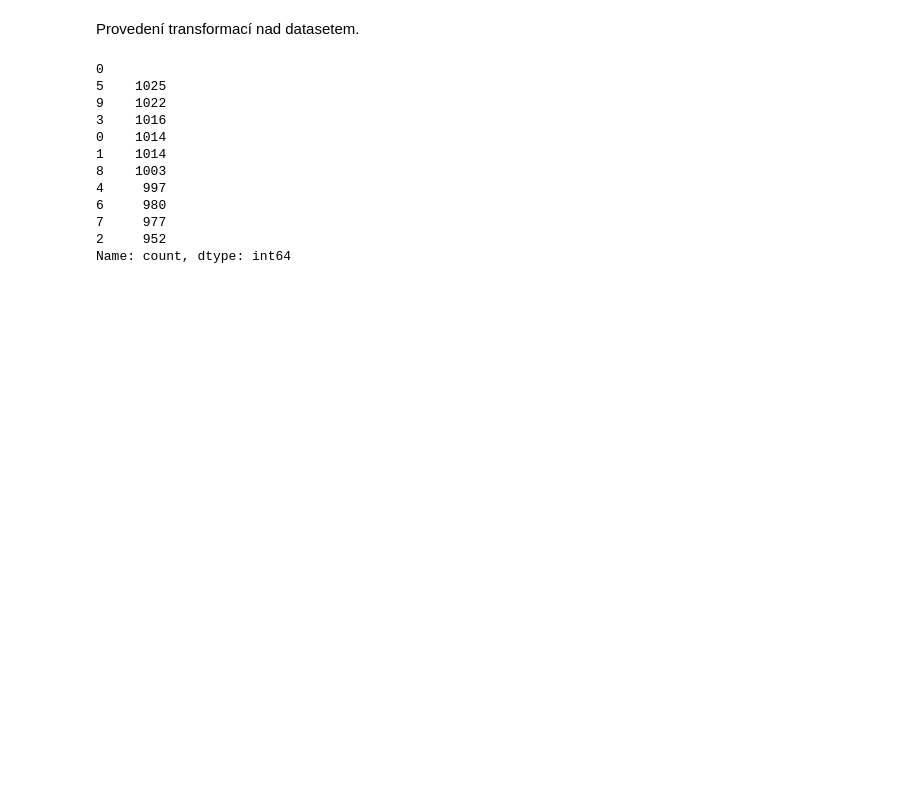
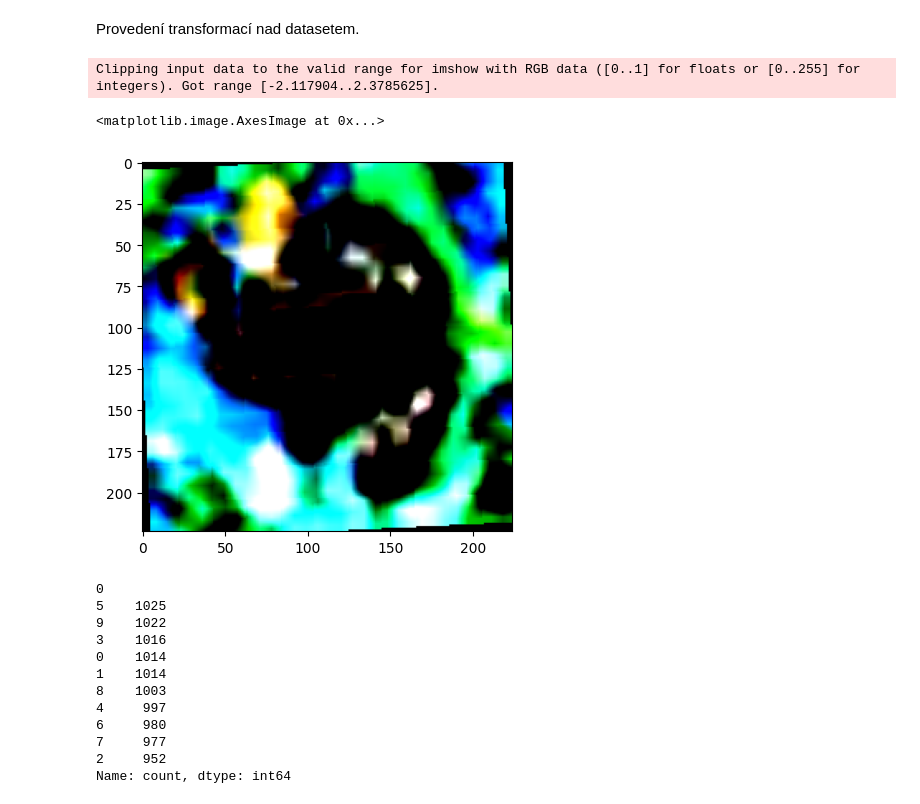
Before and after one commit to DragounJ/DiplomovaPrace, a Jupyter notebook: actual/cifar10ViT.ipynb, the cells around one changed output. Drawn from its saved outputs; the diff is of its cells as text; code cells hidden in the pictures; blank space fills up the shorter version.

Commit message:
Ukázka problému jiné augmentace

```diff
--- a/actual/cifar10ViT.ipynb
+++ b/actual/cifar10ViT.ipynb
@@ -234,3 +239,21 @@ eval = CustomCIFAR10(root='../data/10-logits', dataset_part=dataset_part.EVAL, t
+# %%
+augment_transform = transformsv2.Compose([
+    transformsv2.ToImage(),
+    transformsv2.ToDtype(torch.float32, scale=True),
+    transformsv2.Resize(size=(224, 224), antialias=True),
+    transformsv2.RandomHorizontalFlip(),
+    transformsv2.RandomVerticalFlip(),
+    transformsv2.RandomRotation(15),
+    transformsv2.Normalize(mean=[0.485, 0.456, 0.406], std=[0.229, 0.224, 0.225]),
+])
+test = CustomCIFAR10(root='./data/10-logits', dataset_part=dataset_part.TRAIN, transform=augment_transform)
+# %%
+import matplotlib.pyplot as plt
+plt.imshow(test[200]["pixel_values"].permute(1, 2, 0))
+# %% [output]
+Clipping input data to the valid range for imshow with RGB data ([0..1] for floats or [0..255] for integers). Got range [-2.117904..2.3785625].
+<matplotlib.image.AxesImage at 0x...>
+[figure, added]
 # %%
 # Test rozložení --> Good Enough
 import pandas as pd
```
Also changed, not shown: parts of 5 cells of this notebook, 1 other file.
